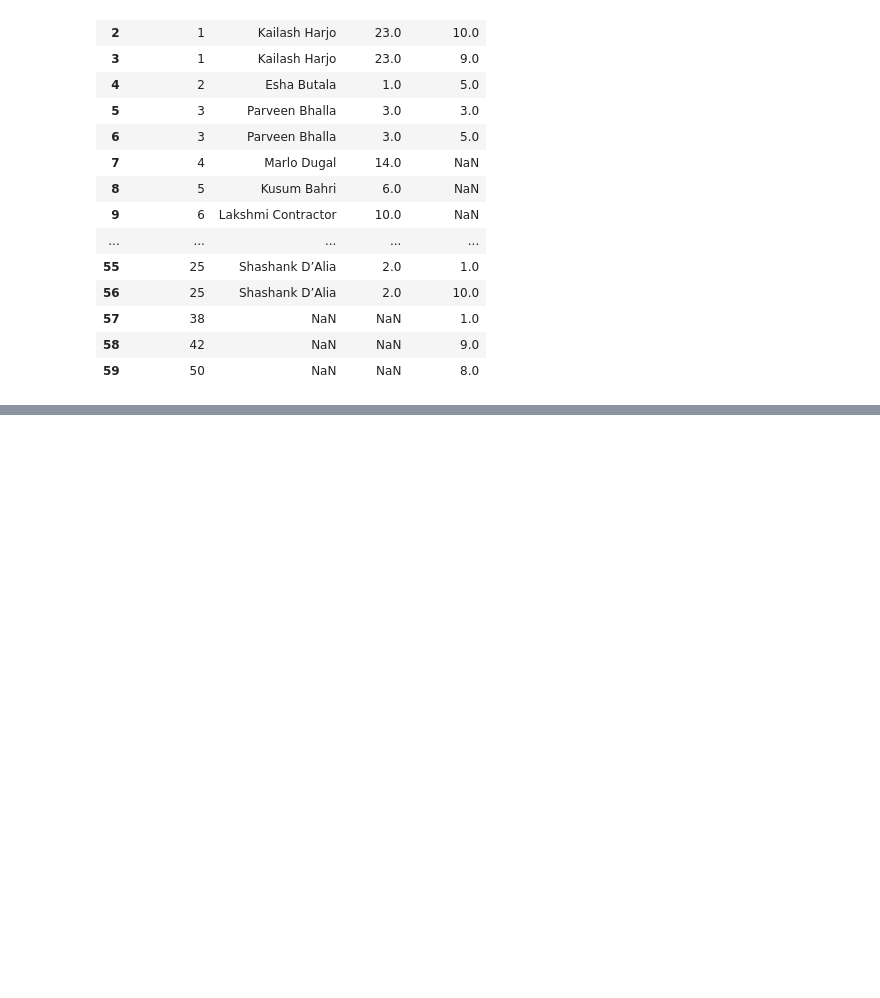
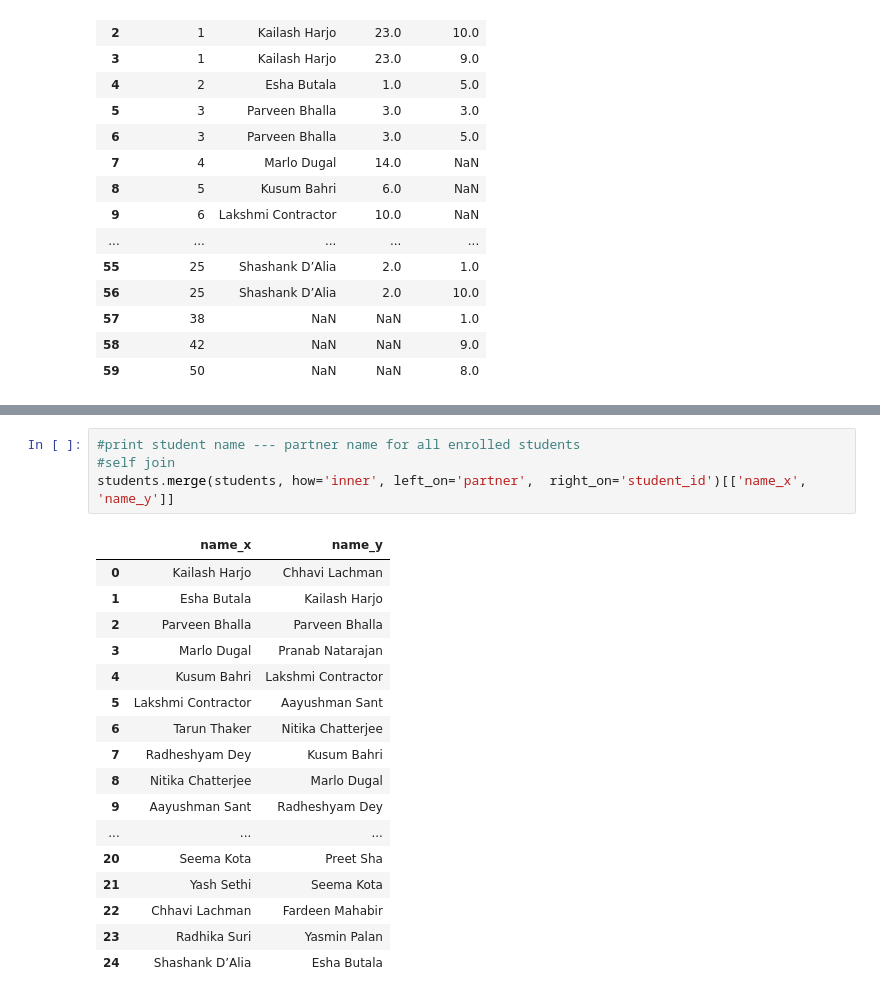
Before and after one commit to Sumangiri1312/Pandas-Practice, a Jupyter notebook: Merging.ipynb, the cells around one changed output, grey strips where cells are left out. Drawn from its saved outputs; the diff is of its cells as text; blank space fills up the shorter version.

```diff
--- a/Merging.ipynb
+++ b/Merging.ipynb
@@ -172,0 +304,22 @@ students.merge(multi, how= 'outer', on='student_id')
+# %%
+#print student name --- partner name for all enrolled students
+#self join
+students.merge(students, how='inner', left_on='partner',  right_on='student_id')[['name_x', 'name_y']]
+# %% [output]
+|  | name_x | name_y |
+| 0 | Kailash Harjo | Chhavi Lachman |
+| 1 | Esha Butala | Kailash Harjo |
+| 2 | Parveen Bhalla | Parveen Bhalla |
+| 3 | Marlo Dugal | Pranab Natarajan |
+| 4 | Kusum Bahri | Lakshmi Contractor |
+| 5 | Lakshmi Contractor | Aayushman Sant |
+| 6 | Tarun Thaker | Nitika Chatterjee |
+| 7 | Radheshyam Dey | Kusum Bahri |
+| 8 | Nitika Chatterjee | Marlo Dugal |
+| 9 | Aayushman Sant | Radheshyam Dey |
+| ... | ... | ... |
+| 20 | Seema Kota | Preet Sha |
+| 21 | Yash Sethi | Seema Kota |
+| 22 | Chhavi Lachman | Fardeen Mahabir |
+| 23 | Radhika Suri | Yasmin Palan |
+| 24 | Shashank D’Alia | Esha Butala |
```
Also changed, not shown: parts of 12 cells of this notebook.
